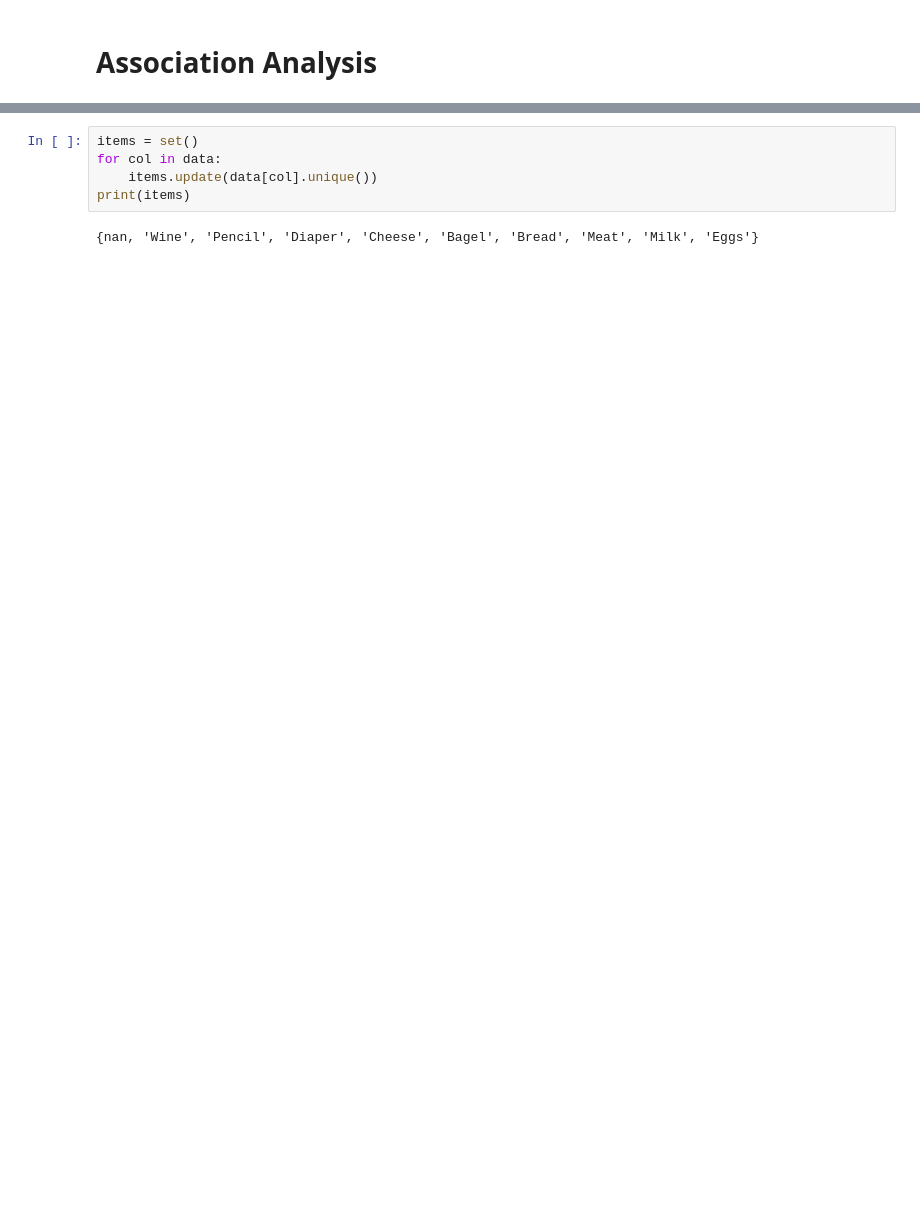
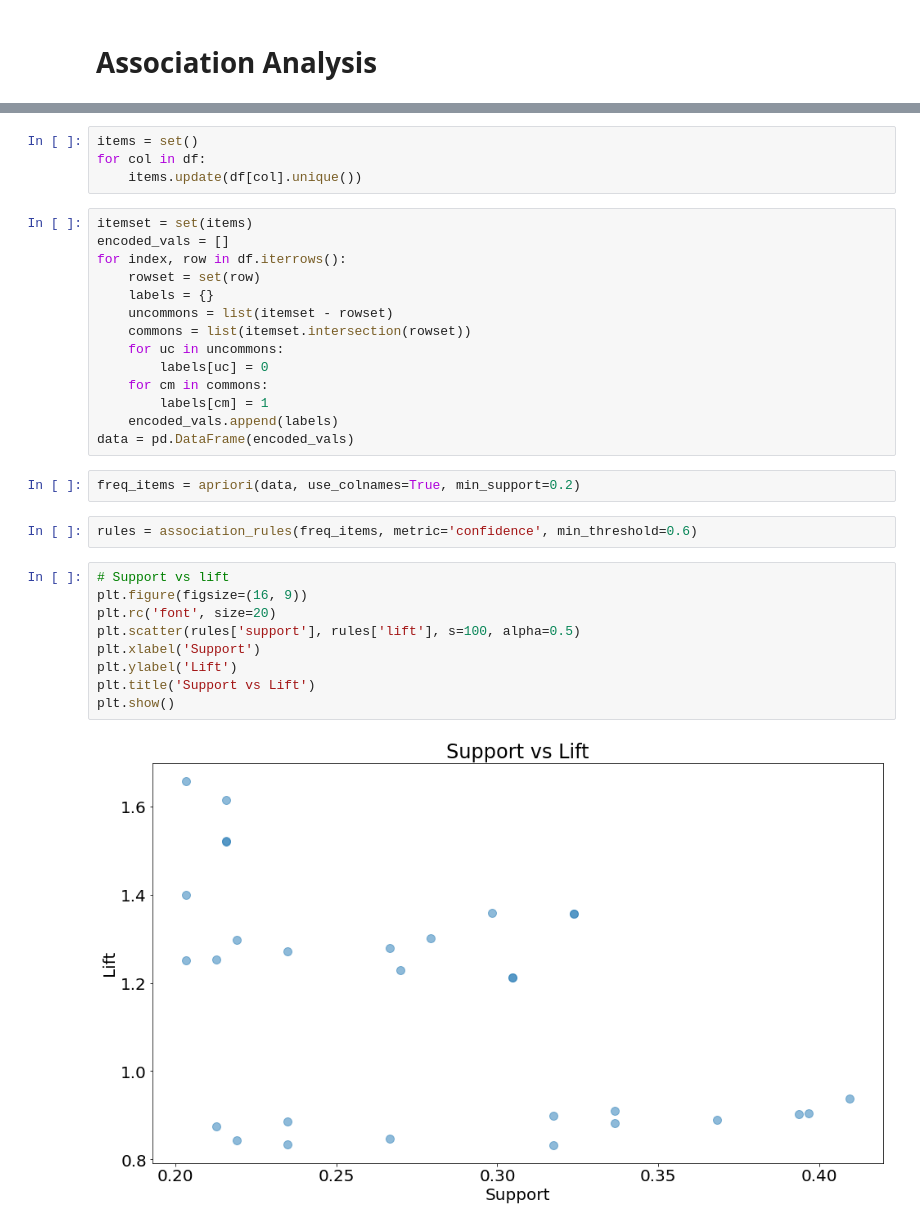
Before and after one commit to amrutheshwaro/data-science-lab, a Jupyter notebook: Practice2.ipynb, the cells around one changed output, grey strips where cells are left out. Saved outputs shown, nothing was run; the diff lists cells and outputs as text; blank space fills up the shorter version.

```diff
--- a/Practice2.ipynb
+++ b/Practice2.ipynb
@@ -30,8 +17,34 @@ data.head()
 | 4 | Meat | Pencil | Wine | NaN | NaN | NaN | NaN |
 # %%
 items = set()
-for col in data:
-    items.update(data[col].unique())
-print(items)
+for col in df:
+    items.update(df[col].unique())
-# %% [output]
-{nan, 'Wine', 'Pencil', 'Diaper', 'Cheese', 'Bagel', 'Bread', 'Meat', 'Milk', 'Eggs'}
+# %%
+itemset = set(items)
+encoded_vals = []
+for index, row in df.iterrows():
+    rowset = set(row)
+    labels = {}
+    uncommons = list(itemset - rowset)
+    commons = list(itemset.intersection(rowset))
+    for uc in uncommons:
+        labels[uc] = 0
+    for cm in commons:
+        labels[cm] = 1
+    encoded_vals.append(labels)
+data = pd.DataFrame(encoded_vals)
+# %%
+freq_items = apriori(data, use_colnames=True, min_support=0.2)
+# %%
+rules = association_rules(freq_items, metric='confidence', min_threshold=0.6)
+# %%
+# Support vs lift
+plt.figure(figsize=(16, 9))
+plt.rc('font', size=20)
+plt.scatter(rules['support'], rules['lift'], s=100, alpha=0.5)
+plt.xlabel('Support')
+plt.ylabel('Lift')
+plt.title('Support vs Lift')
+plt.show()
+# %% [output]
+[figure, added]
```
Also changed, not shown: parts of 5 cells of this notebook, 5 other files.
